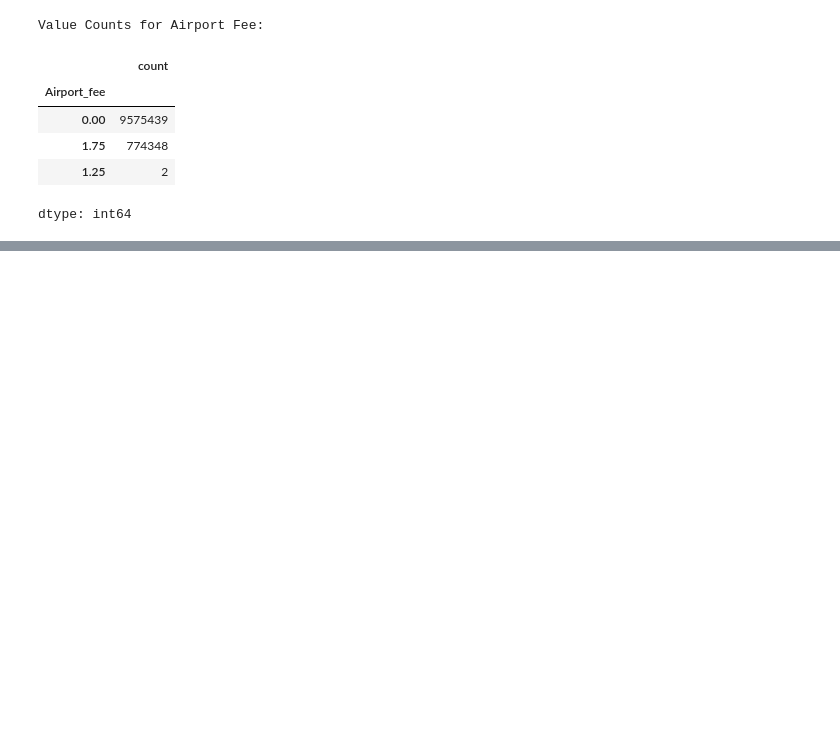
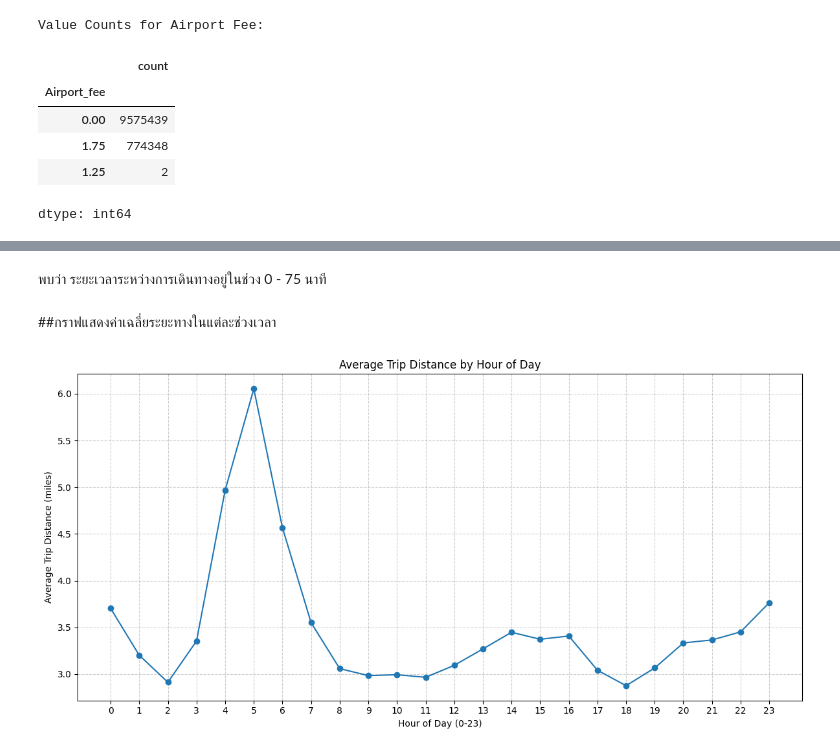
Before and after one commit to TKhahahah/Text_Analytics, a Jupyter notebook: Untitled2.ipynb, the cells around one changed output, grey strips where cells are left out. Cells and saved outputs as stored; diff of their text form; code cells hidden in the pictures; blank space fills up the shorter version.

```diff
--- a/Untitled2.ipynb
+++ b/Untitled2.ipynb
@@ -664,0 +743,21 @@ plt.show()
+# %% [markdown]
+พบว่า ระยะเวลาระหว่างการเดินทางอยู่ในช่วง 0 - 75 นาที
+# %% [markdown]
+##กราฟแสดงค่าเฉลี่ยระยะทางในแต่ละช่วงเวลา
+# %%
+# Calculate the average trip distance for each hour of the day
+average_distance_by_hour = taxi_data.groupby('time')['trip_distance'].mean().reset_index()
+
+# Create a line plot
+plt.figure(figsize=(12, 6))
+plt.plot(average_distance_by_hour['time'], average_distance_by_hour['trip_distance'], marker='o', linestyle='-')
+
+plt.title('Average Trip Distance by Hour of Day')
+plt.xlabel('Hour of Day (0-23)')
+plt.ylabel('Average Trip Distance (miles)')
+plt.xticks(range(0, 24)) # Ensure all hours are shown on the x-axis
+plt.grid(True, linestyle='--', alpha=0.6)
+plt.tight_layout()
+plt.show()
+# %% [output]
+[figure, added]
```
Also changed, not shown: parts of 37 cells of this notebook.
